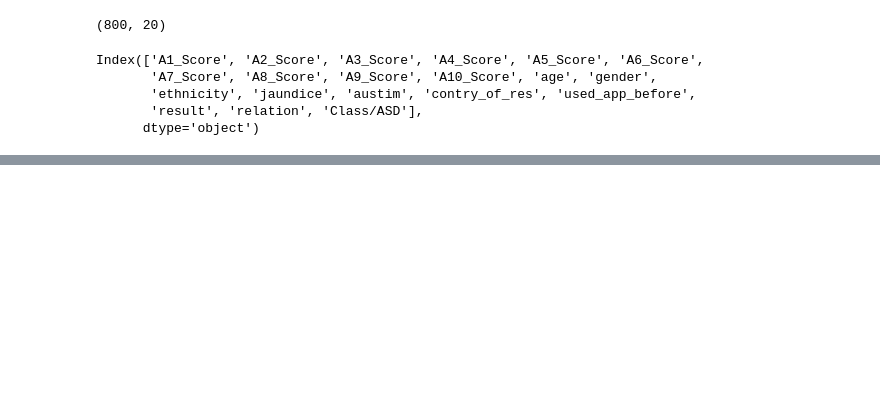
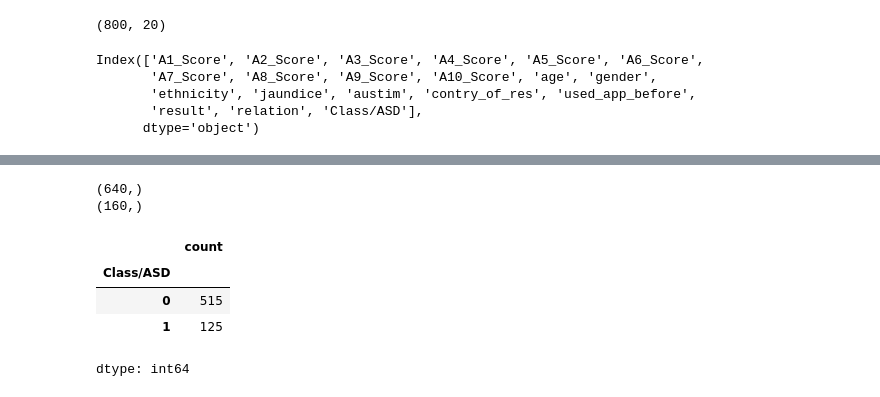
Before and after one commit to Musarrat1/Autism, a Jupyter notebook: autism.ipynb, the cells around one changed output, grey strips where cells are left out. Saved outputs shown, nothing was run; the diff lists cells and outputs as text; code cells hidden in the pictures; blank space fills up the shorter version.

```diff
--- a/autism.ipynb
+++ b/autism.ipynb
@@ -530,3 +530,6 @@ Index(['A1_Score', 'A2_Score', 'A3_Score', 'A4_Score', 'A5_Score', 'A6_Score',
        'ethnicity', 'jaundice', 'austim', 'contry_of_res', 'used_app_before',
        'result', 'relation', 'Class/ASD'],
       dtype='object')
+# %%
+x= data.drop(columns=["Class/ASD"])
+y= data["Class/ASD"]
@@ -532,0 +571,16 @@ Index(['A1_Score', 'A2_Score', 'A3_Score', 'A4_Score', 'A5_Score', 'A6_Score',
+# %%
+x_train,x_test,y_train,y_test = train_test_split(x,y,test_size=0.2,random_state=42)
+# %%
+print(y_train.shape)
+print(y_test.shape)
+# %% [output]
+(640,)
+(160,)
+# %%
+y_train.value_counts()
+# %% [output]
+|  | count |
+| Class/ASD |  |
+| 0 | 515 |
+| 1 | 125 |
+dtype: int64
```
Also changed, not shown: parts of 17 cells of this notebook.
